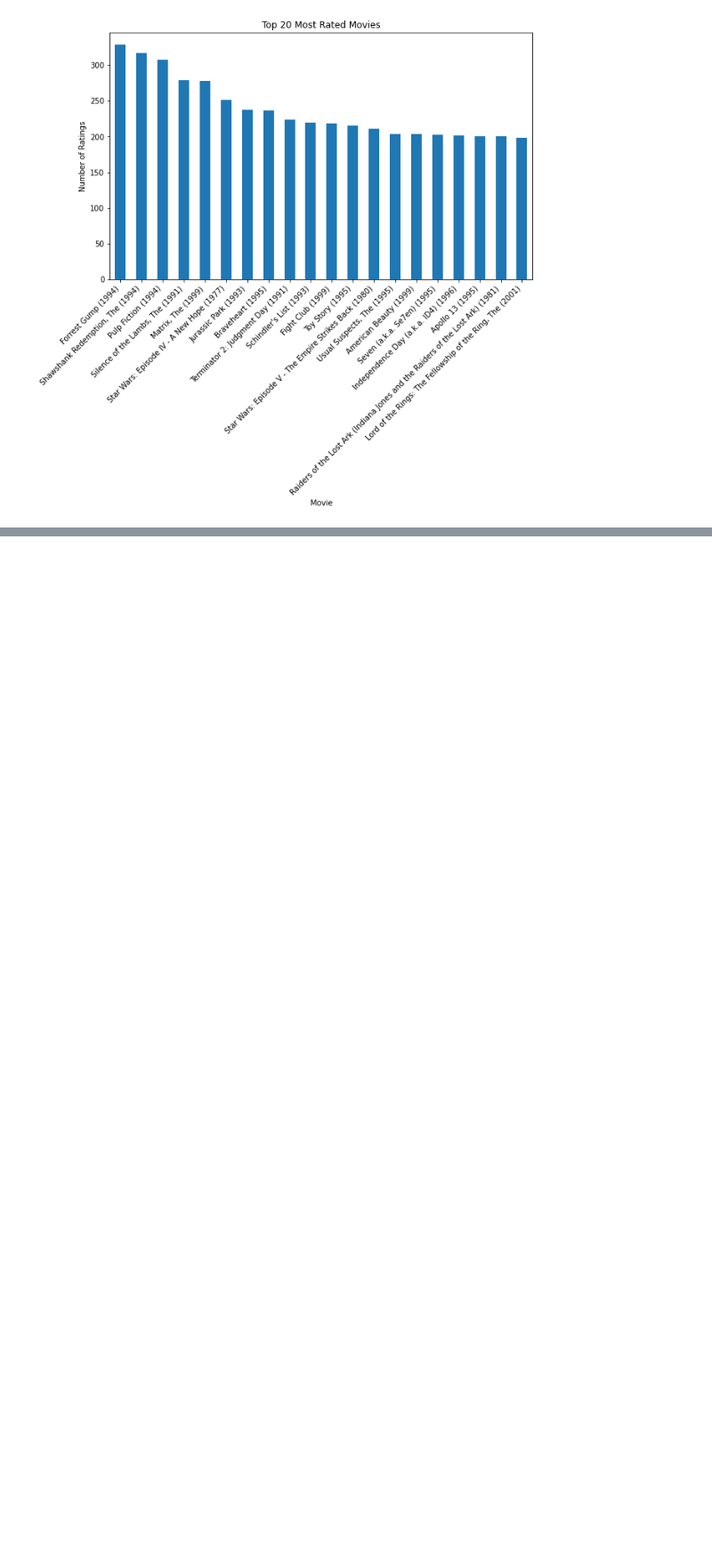
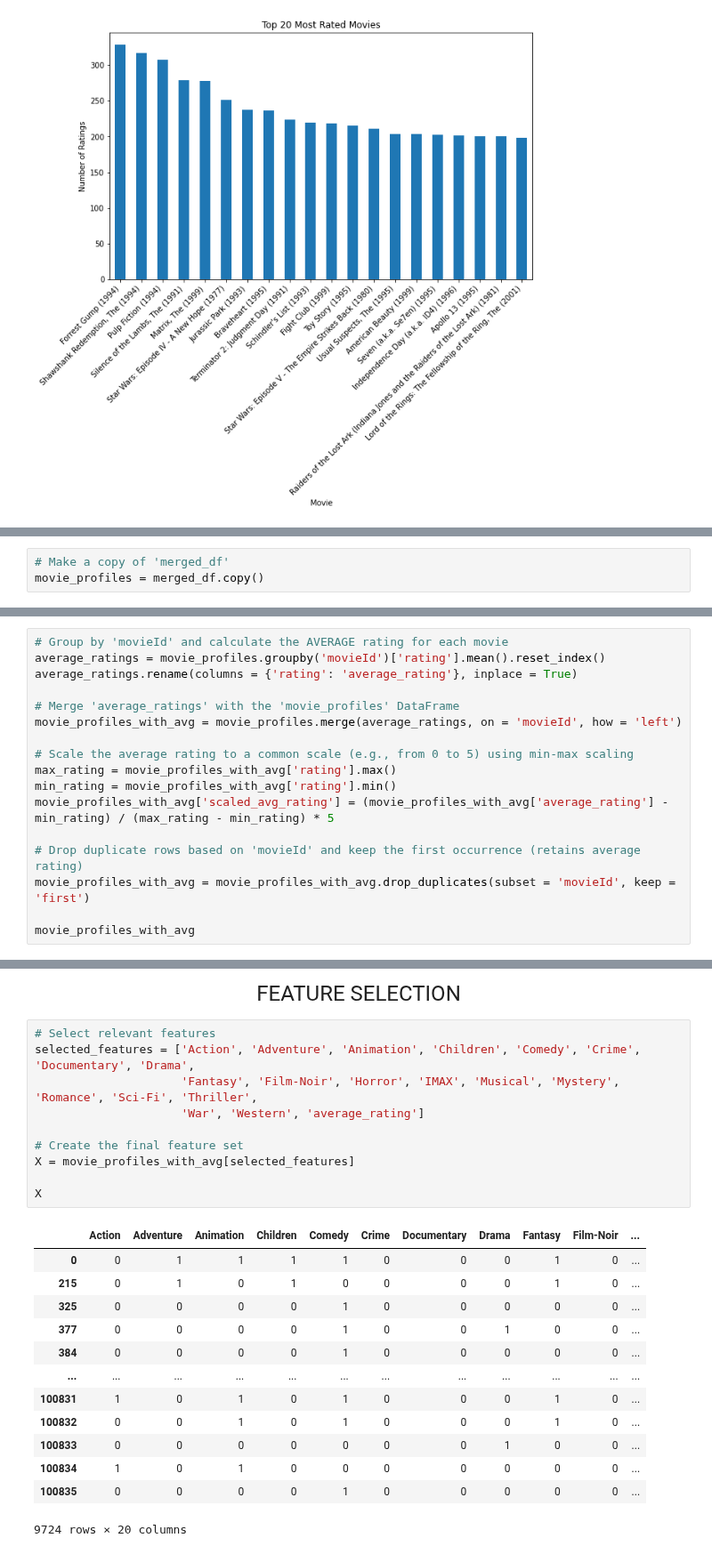
Before and after one commit to simonhui1/Recommendation_Systems, a Jupyter notebook: index_simon.ipynb, the cells around one changed output, grey strips where cells are left out. Shown at 89% size. Drawn from its saved outputs; the diff is of its cells as text; blank space fills up the shorter version.

Commit message:
prep dataframe for content-based rec system

```diff
--- a/index_simon.ipynb
+++ b/index_simon.ipynb
@@ -260,0 +291,3 @@ plt.show()
+# %%
+# Make a copy of 'merged_df'
+movie_profiles = merged_df.copy()
@@ -260,0 +304,17 @@ plt.show()
+# %%
+# Group by 'movieId' and calculate the AVERAGE rating for each movie
+average_ratings = movie_profiles.groupby('movieId')['rating'].mean().reset_index()
+average_ratings.rename(columns = {'rating': 'average_rating'}, inplace = True)
+
+# Merge 'average_ratings' with the 'movie_profiles' DataFrame
+movie_profiles_with_avg = movie_profiles.merge(average_ratings, on = 'movieId', how = 'left')
+
+# Scale the average rating to a common scale (e.g., from 0 to 5) using min-max scaling
+max_rating = movie_profiles_with_avg['rating'].max()
+min_rating = movie_profiles_with_avg['rating'].min()
+movie_profiles_with_avg['scaled_avg_rating'] = (movie_profiles_with_avg['average_rating'] - min_rating) / (max_rating - min_rating) * 5
+
+# Drop duplicate rows based on 'movieId' and keep the first occurrence (retains average rating)
+movie_profiles_with_avg = movie_profiles_with_avg.drop_duplicates(subset = 'movieId', keep = 'first')
+
+movie_profiles_with_avg
@@ -260,0 +355,26 @@ plt.show()
+# %% [markdown]
+<div style = "text-align:center; font-size: 24px; font-weight: normal;"> FEATURE SELECTION </div>
+# %%
+# Select relevant features
+selected_features = ['Action', 'Adventure', 'Animation', 'Children', 'Comedy', 'Crime', 'Documentary', 'Drama',
+                     'Fantasy', 'Film-Noir', 'Horror', 'IMAX', 'Musical', 'Mystery', 'Romance', 'Sci-Fi', 'Thriller',
+                     'War', 'Western', 'average_rating']
+
+# Create the final feature set
+X = movie_profiles_with_avg[selected_features]
+
+X
+# %% [output]
+|  | Action | Adventure | Animation | Children | Comedy | Crime | Documentary | Drama | Fantasy | Film-Noir | ... |
+| 0 | 0 | 1 | 1 | 1 | 1 | 0 | 0 | 0 | 1 | 0 | ... |
+| 215 | 0 | 1 | 0 | 1 | 0 | 0 | 0 | 0 | 1 | 0 | ... |
+| 325 | 0 | 0 | 0 | 0 | 1 | 0 | 0 | 0 | 0 | 0 | ... |
+| 377 | 0 | 0 | 0 | 0 | 1 | 0 | 0 | 1 | 0 | 0 | ... |
+| 384 | 0 | 0 | 0 | 0 | 1 | 0 | 0 | 0 | 0 | 0 | ... |
+| ... | ... | ... | ... | ... | ... | ... | ... | ... | ... | ... | ... |
+| 100831 | 1 | 0 | 1 | 0 | 1 | 0 | 0 | 0 | 1 | 0 | ... |
+| 100832 | 0 | 0 | 1 | 0 | 1 | 0 | 0 | 0 | 1 | 0 | ... |
+| 100833 | 0 | 0 | 0 | 0 | 0 | 0 | 0 | 1 | 0 | 0 | ... |
+| 100834 | 1 | 0 | 1 | 0 | 0 | 0 | 0 | 0 | 0 | 0 | ... |
+| 100835 | 0 | 0 | 0 | 0 | 1 | 0 | 0 | 0 | 0 | 0 | ... |
+9724 rows × 20 columns
```
Also changed, not shown: parts of 16 cells of this notebook.
